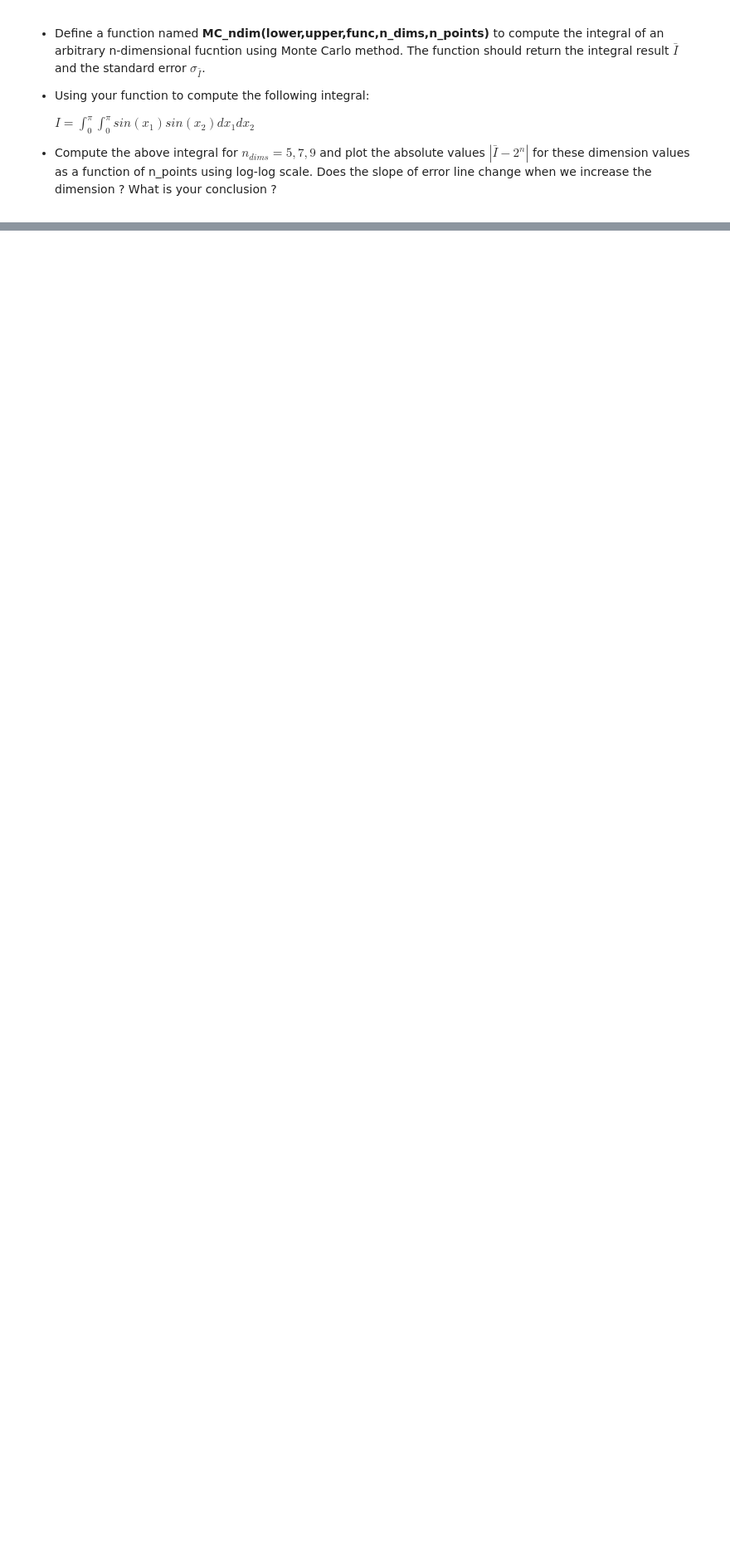
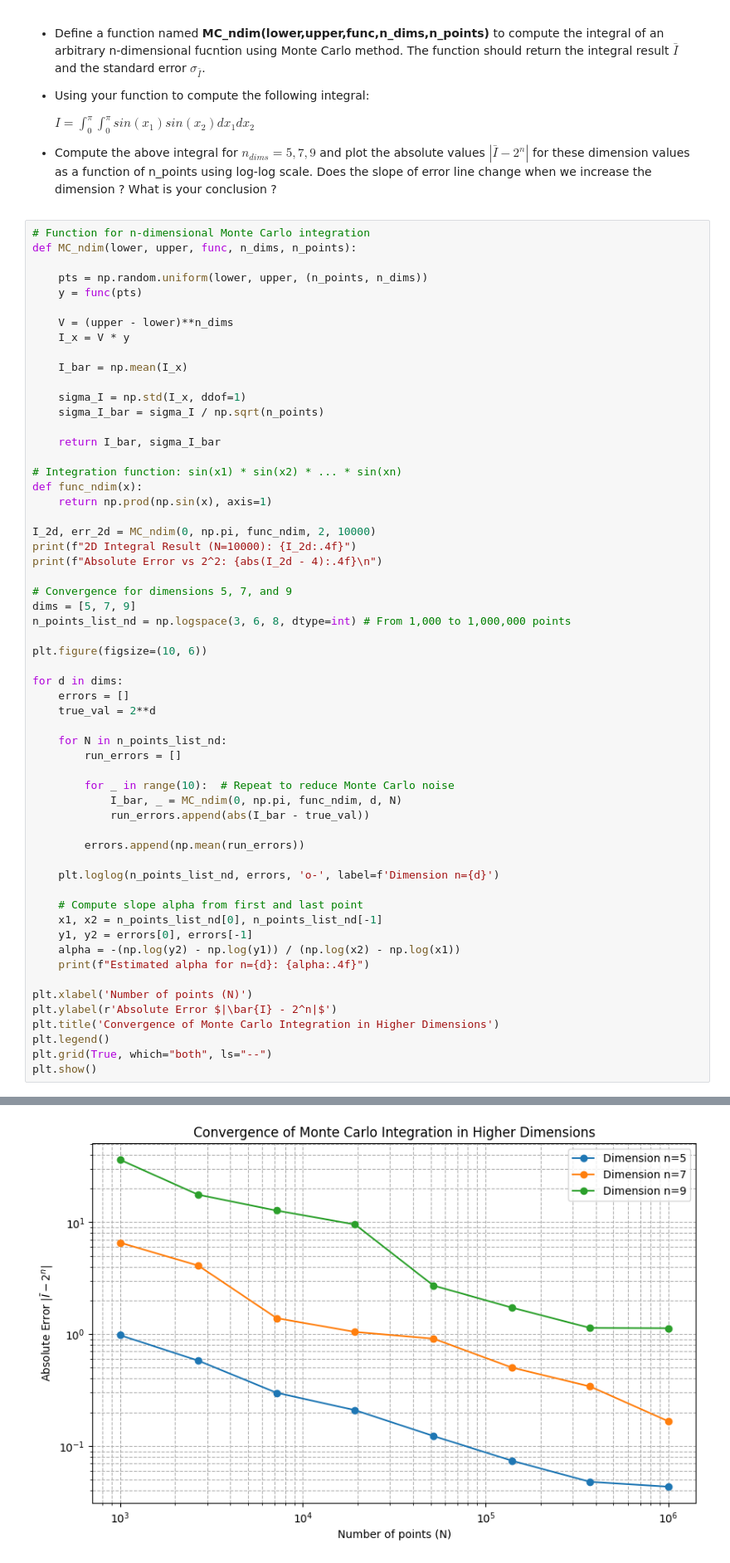
Before and after one commit to 0xSim0n/Monte_Carlo_Simulations, a Jupyter notebook: problem_sheet1.ipynb, the cells around one changed output, grey strips where cells are left out. Shown at 83% size. Saved outputs shown, nothing was run; the diff lists cells and outputs as text; blank space fills up the shorter version.

```diff
--- a/problem_sheet1.ipynb
+++ b/problem_sheet1.ipynb
@@ -122,3 +293,62 @@ $$\bar{I} = (b-a)^n \sum_{i=0}^{N-1} \dfrac{f(x_{1i},x_{2i},...,x_{ni})}{N}.$$
 	$I = \int_{0}^{\pi}\int_{0}^{\pi} sin(x_1) sin(x_2) dx_1 dx_2$
 
 + Compute the above integral for $n_{dims} = 5,7,9$ and plot the absolute values $|\bar{I} - 2^n|$ for these dimension values as a function of n_points using log-log scale. Does the slope of error line change when we increase the dimension ? What is your conclusion ?
+# %%
+# Function for n-dimensional Monte Carlo integration
+def MC_ndim(lower, upper, func, n_dims, n_points):
+
+    pts = np.random.uniform(lower, upper, (n_points, n_dims))
+    y = func(pts)
+
+    V = (upper - lower)**n_dims
+    I_x = V * y
+
+    I_bar = np.mean(I_x)
+
+    sigma_I = np.std(I_x, ddof=1)
+    sigma_I_bar = sigma_I / np.sqrt(n_points)
+
+    return I_bar, sigma_I_bar
+
+# Integration function: sin(x1) * sin(x2) * ... * sin(xn)
+def func_ndim(x):
+    return np.prod(np.sin(x), axis=1)
+
+I_2d, err_2d = MC_ndim(0, np.pi, func_ndim, 2, 10000)
+print(f"2D Integral Result (N=10000): {I_2d:.4f}")
+print(f"Absolute Error vs 2^2: {abs(I_2d - 4):.4f}\n")
+
+# Convergence for dimensions 5, 7, and 9
+dims = [5, 7, 9]
+n_points_list_nd = np.logspace(3, 6, 8, dtype=int) # From 1,000 to 1,000,000 points
+
+plt.figure(figsize=(10, 6))
+
+for d in dims:
+    errors = []
+    true_val = 2**d
+
+    for N in n_points_list_nd:
+        run_errors = []
+
+        for _ in range(10):  # Repeat to reduce Monte Carlo noise
+            I_bar, _ = MC_ndim(0, np.pi, func_ndim, d, N)
+            run_errors.append(abs(I_bar - true_val))
+
+        errors.append(np.mean(run_errors))
+
+    plt.loglog(n_points_list_nd, errors, 'o-', label=f'Dimension n={d}')
+
+    # Compute slope alpha from first and last point
+    x1, x2 = n_points_list_nd[0], n_points_list_nd[-1]
+    y1, y2 = errors[0], errors[-1]
+    alpha = -(np.log(y2) - np.log(y1)) / (np.log(x2) - np.log(x1))
+    print(f"Estimated alpha for n={d}: {alpha:.4f}")
+
+plt.xlabel('Number of points (N)')
+plt.ylabel(r'Absolute Error $|\bar{I} - 2^n|$')
+plt.title('Convergence of Monte Carlo Integration in Higher Dimensions')
+plt.legend()
+plt.grid(True, which="both", ls="--")
+plt.show()
+# %% [output]
@@ -124,0 +361 @@ $$\bar{I} = (b-a)^n \sum_{i=0}^{N-1} \dfrac{f(x_{1i},x_{2i},...,x_{ni})}{N}.$$
+[figure, added]
```
Also changed, not shown: parts of 8 cells of this notebook.
